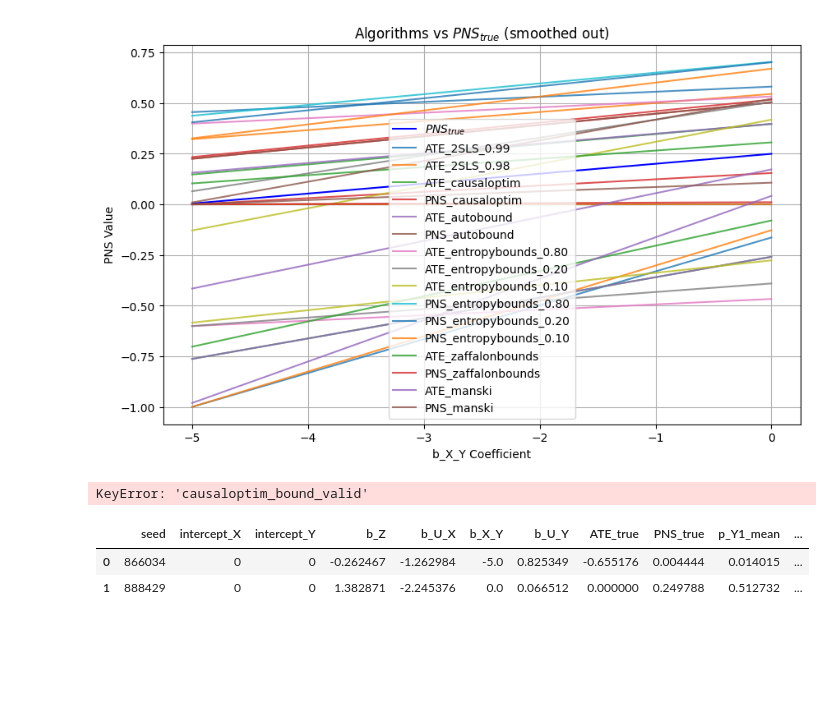
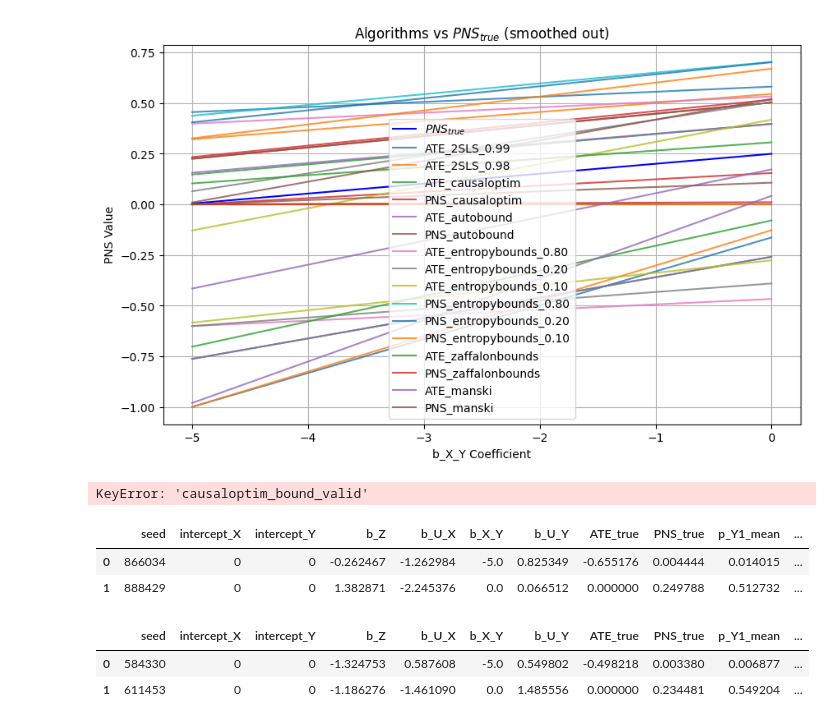
Before and after one commit to tmaringgele/causal-bounds, a Jupyter notebook: simulation_engine/test.ipynb, the cells around one changed output. Saved outputs shown, nothing was run; the diff lists cells and outputs as text; code cells hidden in the pictures; blank space fills up the shorter version.

```diff
--- a/simulation_engine/test.ipynb
+++ b/simulation_engine/test.ipynb
@@ -82,3 +82,9 @@ binaryIV.data
 |  | seed | intercept_X | intercept_Y | b_Z | b_U_X | b_X_Y | b_U_Y | ATE_true | PNS_true | p_Y1_mean | ... |
 | 0 | 866034 | 0 | 0 | -0.262467 | -1.262984 | -5.0 | 0.825349 | -0.655176 | 0.004444 | 0.014015 | ... |
 | 1 | 888429 | 0 | 0 | 1.382871 | -2.245376 | 0.0 | 0.066512 | 0.000000 | 0.249788 | 0.512732 | ... |
+# %%
+df = pd.read_pickle('results_20250516_133621.pkl')
+# %% [output]
+|  | seed | intercept_X | intercept_Y | b_Z | b_U_X | b_X_Y | b_U_Y | ATE_true | PNS_true | p_Y1_mean | ... |
+| 0 | 584330 | 0 | 0 | -1.324753 | 0.587608 | -5.0 | 0.549802 | -0.498218 | 0.003380 | 0.006877 | ... |
+| 1 | 611453 | 0 | 0 | -1.186276 | -1.461090 | 0.0 | 1.485556 | 0.000000 | 0.234481 | 0.549204 | ... |
```
Also changed, not shown: parts of 1 cell of this notebook, 5 other files.
